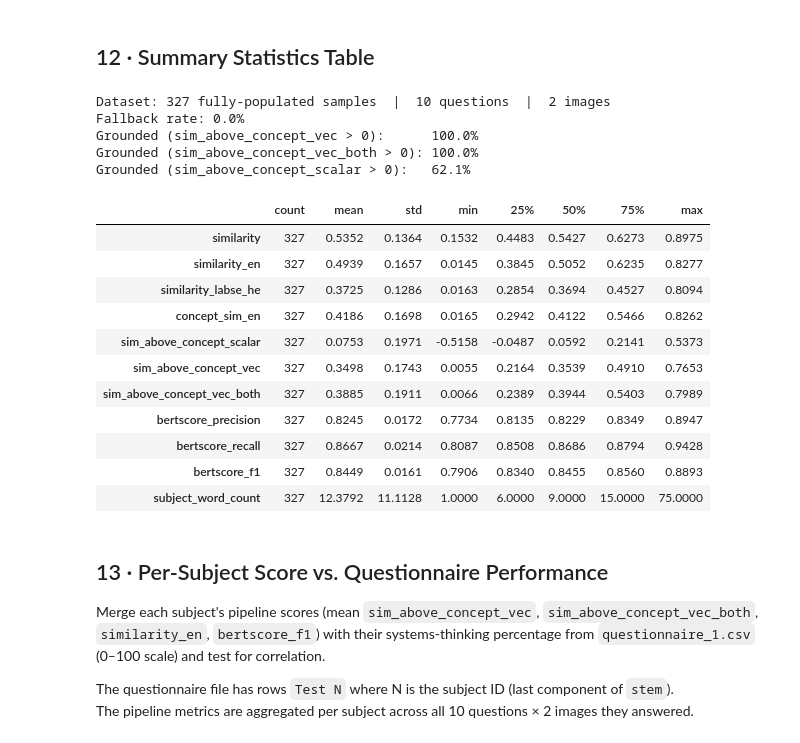
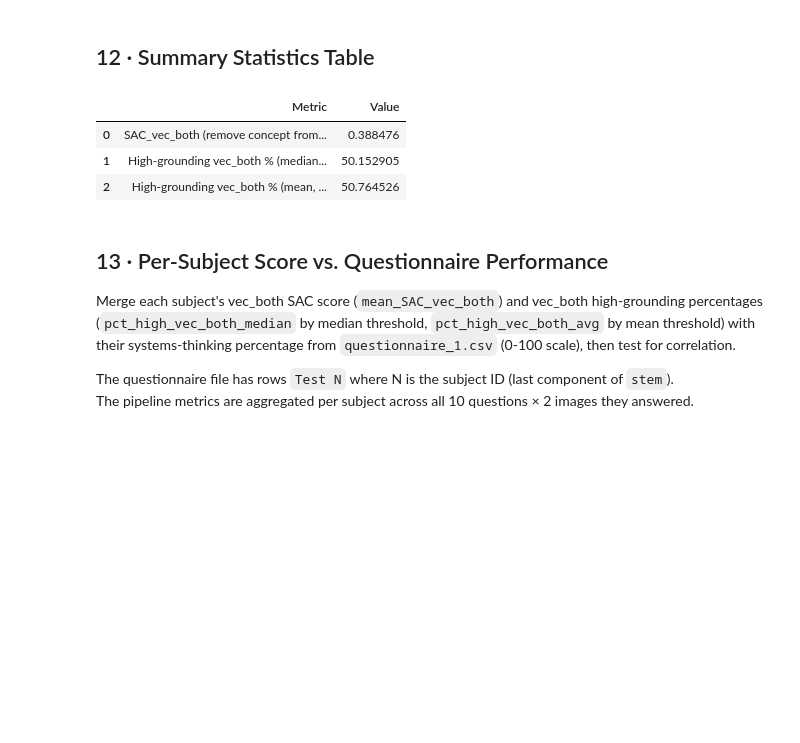
Before and after one commit to ArielKravinsky/systems-thinking-vlm, a Jupyter notebook: analysis_qwen_results.ipynb, the cells around one changed output. Cells and saved outputs as stored; diff of their text form; code cells hidden in the pictures; blank space fills up the shorter version.

```diff
--- a/analysis_qwen_results.ipynb
+++ b/analysis_qwen_results.ipynb
@@ -750,52 +665,33 @@ Top 10 Spearman correlations (absolute value):
 # %% [markdown]
 ## 12 · Summary Statistics Table
 # %%
-summary_cols = [
-    "similarity", "similarity_en", "similarity_labse_he",
-    "concept_sim_en", "sim_above_concept_scalar", "sim_above_concept_vec", "sim_above_concept_vec_both",
-    "bertscore_precision", "bertscore_recall", "bertscore_f1",
-    "subject_word_count",
-]
-summary_cols = [c for c in summary_cols if c in df.columns]
+vec_both_med_thr = float(df["sim_above_concept_vec_both"].median())
+vec_both_avg_thr = float(df["sim_above_concept_vec_both"].mean())
 
-desc = df[summary_cols].describe().T
-desc.columns = ["count", "mean", "std", "min", "25%", "50%", "75%", "max"]
-desc["count"] = desc["count"].astype(int)
-
-print(f"Dataset: {len(df)} fully-populated samples  |  {df['question_num'].nunique()} questions  |"
-      f"  {df['answer_num'].nunique()} images")
-print(f"Fallback rate: {df['used_fallback'].mean()*100:.1f}%")
-print(f"Grounded (sim_above_concept_vec > 0):      {(df['sim_above_concept_vec'] > 0).mean()*100:.1f}%")
-print(f"Grounded (sim_above_concept_vec_both > 0): {(df['sim_above_concept_vec_both'] > 0).mean()*100:.1f}%")
-print(f"Grounded (sim_above_concept_scalar > 0):   {(df['sim_above_concept_scalar'] > 0).mean()*100:.1f}%\n")
-
-display(desc.style
-        .background_gradient(subset=["mean"], cmap="YlGn")
-        .format("{:.4f}", subset=["mean","std","min","25%","50%","75%","max"])
-        .format("{:,}", subset=["count"]))
+summary = pd.DataFrame({
+    "Metric": [
+        "SAC_vec_both (remove concept from subject+vlm)",
+        f"High-grounding vec_both % (median, >= {vec_both_med_thr:.4f})",
+        f"High-grounding vec_both % (mean, >= {vec_both_avg_thr:.4f})",
+    ],
+    "Value": [
+        df["sim_above_concept_vec_both"].mean(),
+        (df["sim_above_concept_vec_both"] >= vec_both_med_thr).mean() * 100,
+        (df["sim_above_concept_vec_both"] >= vec_both_avg_thr).mean() * 100,
+    ]
+})
+summary
 # %% [output]
-Dataset: 327 fully-populated samples  |  10 questions  |  2 images
-Fallback rate: 0.0%
-Grounded (sim_above_concept_vec > 0):      100.0%
-Grounded (sim_above_concept_vec_both > 0): 100.0%
-Grounded (sim_above_concept_scalar > 0):   62.1%
-|  | count | mean | std | min | 25% | 50% | 75% | max |
-| similarity | 327 | 0.5352 | 0.1364 | 0.1532 | 0.4483 | 0.5427 | 0.6273 | 0.8975 |
-| similarity_en | 327 | 0.4939 | 0.1657 | 0.0145 | 0.3845 | 0.5052 | 0.6235 | 0.8277 |
-| similarity_labse_he | 327 | 0.3725 | 0.1286 | 0.0163 | 0.2854 | 0.3694 | 0.4527 | 0.8094 |
-| concept_sim_en | 327 | 0.4186 | 0.1698 | 0.0165 | 0.2942 | 0.4122 | 0.5466 | 0.8262 |
-| sim_above_concept_scalar | 327 | 0.0753 | 0.1971 | -0.5158 | -0.0487 | 0.0592 | 0.2141 | 0.5373 |
-| sim_above_concept_vec | 327 | 0.3498 | 0.1743 | 0.0055 | 0.2164 | 0.3539 | 0.4910 | 0.7653 |
-| sim_above_concept_vec_both | 327 | 0.3885 | 0.1911 | 0.0066 | 0.2389 | 0.3944 | 0.5403 | 0.7989 |
-| bertscore_precision | 327 | 0.8245 | 0.0172 | 0.7734 | 0.8135 | 0.8229 | 0.8349 | 0.8947 |
-| bertscore_recall | 327 | 0.8667 | 0.0214 | 0.8087 | 0.8508 | 0.8686 | 0.8794 | 0.9428 |
-| bertscore_f1 | 327 | 0.8449 | 0.0161 | 0.7906 | 0.8340 | 0.8455 | 0.8560 | 0.8893 |
-| subject_word_count | 327 | 12.3792 | 11.1128 | 1.0000 | 6.0000 | 9.0000 | 15.0000 | 75.0000 |
+|  | Metric | Value |
+| 0 | SAC_vec_both (remove concept from... | 0.388476 |
+| 1 | High-grounding vec_both % (median... | 50.152905 |
+| 2 | High-grounding vec_both % (mean, ... | 50.764526 |
 # %% [markdown]
 ## 13 · Per-Subject Score vs. Questionnaire Performance
 
-Merge each subject's pipeline scores (mean `sim_above_concept_vec`, `sim_above_concept_vec_both`, `similarity_en`, `bertscore_f1`)
-with their systems-thinking percentage from `questionnaire_1.csv` (0–100 scale) and test for correlation.
+Merge each subject's vec_both SAC score (`mean_SAC_vec_both`) and vec_both high-grounding percentages
+(`pct_high_vec_both_median` by median threshold, `pct_high_vec_both_avg` by mean threshold)
+with their systems-thinking percentage from `questionnaire_1.csv` (0-100 scale), then test for correlation.
 
 The questionnaire file has rows `Test N` where N is the subject ID (last component of `stem`).
 The pipeline metrics are aggregated per subject across all 10 questions × 2 images they answered.
```
Also changed, not shown: parts of 6 cells of this notebook.
